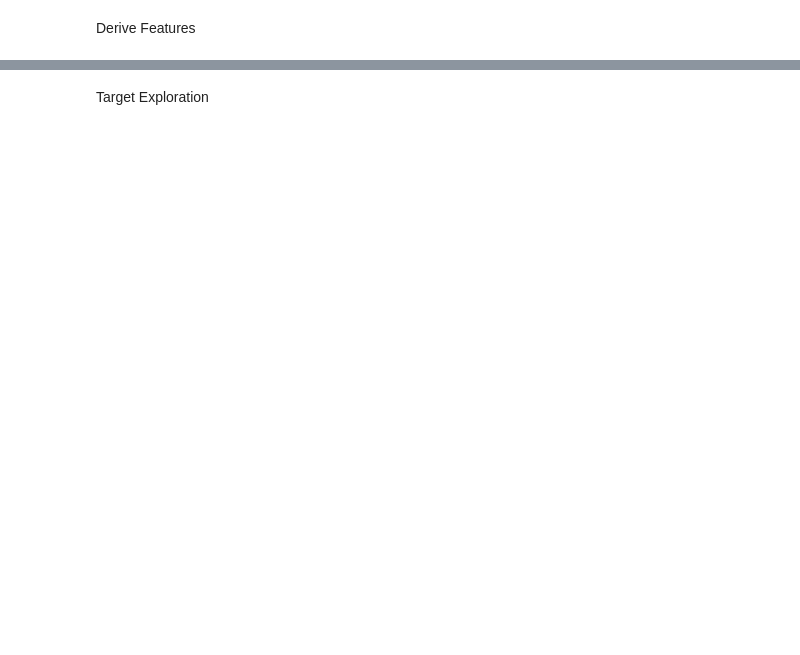
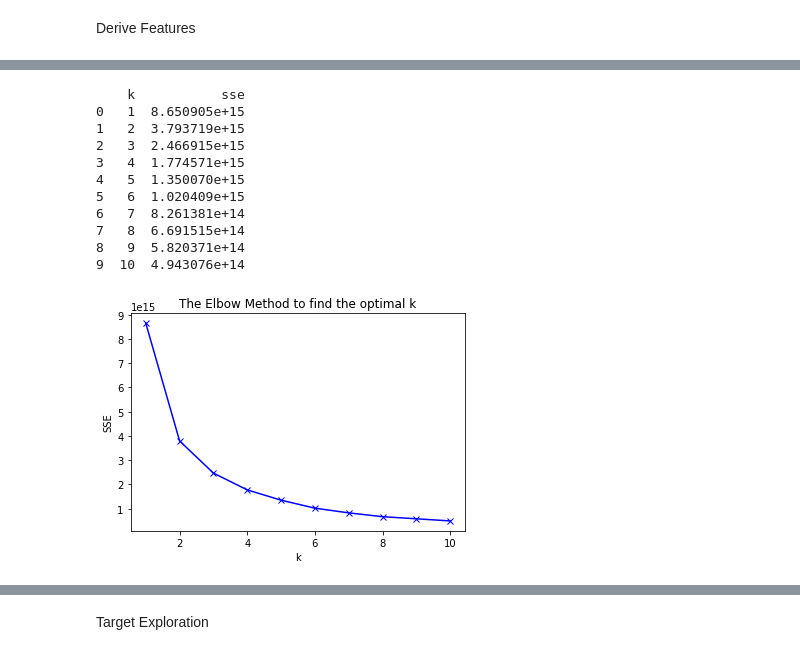
Before and after one commit to clustering-for-log-error/clustering-for-log-error, a Jupyter notebook: chase_notebook.ipynb, the cells around one changed output, grey strips where cells are left out. Saved outputs shown, nothing was run; the diff lists cells and outputs as text; code cells hidden in the pictures; blank space fills up the shorter version.

```diff
--- a/chase_notebook.ipynb
+++ b/chase_notebook.ipynb
@@ -280,4 +298,17 @@ cluster.k_cluster_all(train, "age", 5)
 # %%
-cluster.elbow(train[["latitude","longitude"]], 10)
+#cluster.elbow(train[["latitude","longitude"]], 10)
+# %% [output]
+    k           sse
+0   1  8.650905e+15
+1   2  3.793719e+15
+2   3  2.466915e+15
+3   4  1.774571e+15
+4   5  1.350070e+15
+5   6  1.020409e+15
+6   7  8.261381e+14
+7   8  6.691515e+14
+8   9  5.820371e+14
+9  10  4.943076e+14
+[figure, added]
 # %%
 cluster.k_cluster_2d(train, "latitude", "longitude", 4, 3)
```
Also changed, not shown: parts of 51 cells of this notebook.
